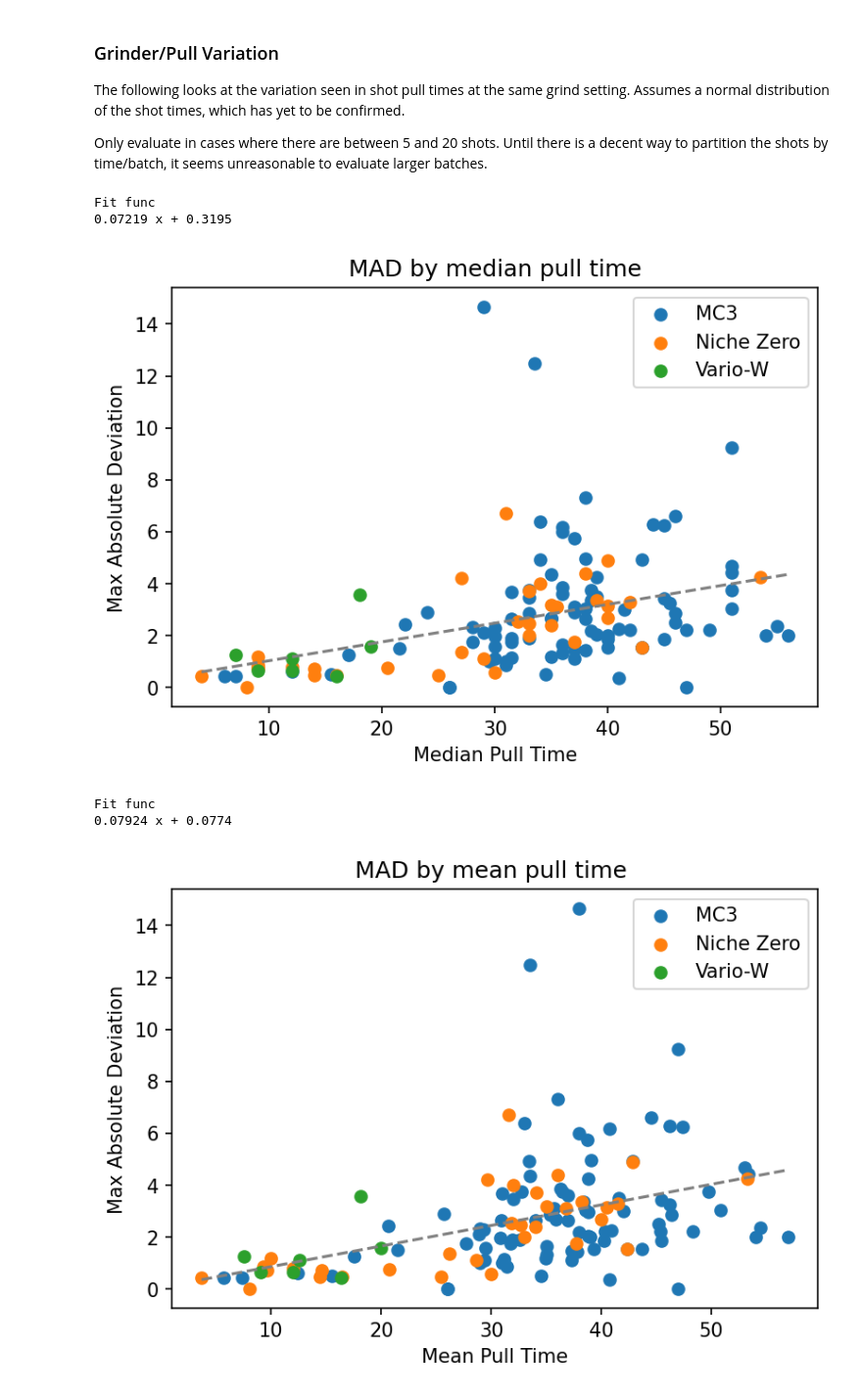
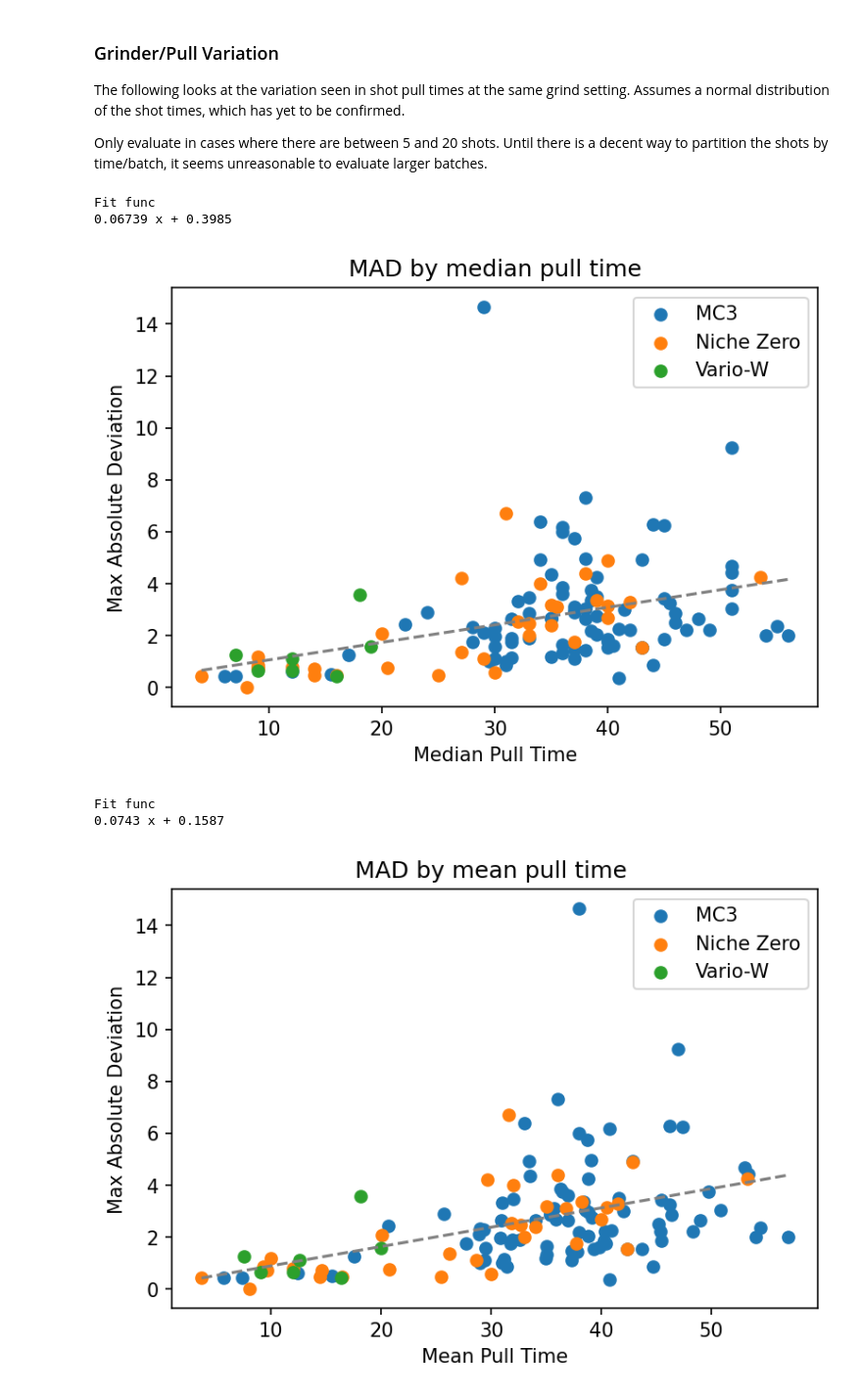
Before and after one commit to badisa/optpresso, a Jupyter notebook: notebooks/coffee-data-notebook.ipynb, the cells around one changed output. Shown at 98% size. Drawn from its saved outputs; the diff is of its cells as text; code cells hidden in the pictures.

```diff
--- a/notebooks/coffee-data-notebook.ipynb
+++ b/notebooks/coffee-data-notebook.ipynb
@@ -104,7 +100,7 @@ with NamedTemporaryFile(suffix=".csv") as temp:
 df.columns = df.columns.str.strip().str.lower().str.replace(' ', '').str.replace('(', '').str.replace(')', '')
 df = df[df["grinder"].astype(bool)][df["grindersetting"].astype(bool)]
 # Only care about data that has a grinder associated
-invalid_indices = df[(df["grinder"] == "None") & (df["details"] == "prediction")].index
+invalid_indices = df[(df["grinder"] == "None") | (df["details"].str.contains("prediction"))].index
 
 df.drop(invalid_indices, inplace=True)
 date = pd.to_datetime(df.date, infer_datetime_format=True, utc=True)
@@ -120,10 +116,9 @@ def filter_func(x):
     if len(x) < 3:
         return False
     roastdate = x.roastdate.unique()
-    if len(roastdate) == 1 and pd.isnull(roastdate[0]):
+    if len(roastdate) == 1 and roastdate[0] == "":
         if len(x) < 20:
             return True
-        print(len(x))
         return False
     return True
 
@@ -165,38 +160,38 @@ x = defaultdict(list)
 y = defaultdict(list)
 for indice in df_mean.index:
     if indice not in df_mad.index:
         continue
     grinder = indice[0]
     if math.isnan(df_mean.time[indice]) or math.isnan(df_mad.time[indice]):
         continue
     x[grinder].append(df_mean.time[indice])
     y[grinder].append(df_mad.time[indice])
 all_x = []
 all_y = []
 for grinder in x.keys():
     all_x.extend(x[grinder])
     all_y.extend(y[grinder])
     plt.scatter(x[grinder], y[grinder], label=grinder)
 poly_fit = np.poly1d(np.polyfit(all_x, all_y, 1))
 print("Fit func", poly_fit)
 plt.plot(
     np.unique(all_x),
     poly_fit(np.unique(all_x)),
     color="gray",
     linestyle="--",
 )
 plt.xlabel("Mean Pull Time")
 plt.ylabel("Max Absolute Deviation")
 plt.title("MAD by mean pull time ")
 plt.legend()
 plt.show()
 # %% [output]
 Fit func
-0.07219 x + 0.3195
+0.06739 x + 0.3985
-[figure, old version]
+[figure, new version]
 Fit func
-0.07924 x + 0.0774
+0.0743 x + 0.1587
-[figure, old version]
+[figure, new version]
 # %%
 for grinder in df.grinder.unique():
     if grinder == "None":
```
Also changed, not shown: parts of 3 cells of this notebook, 2 other files.
